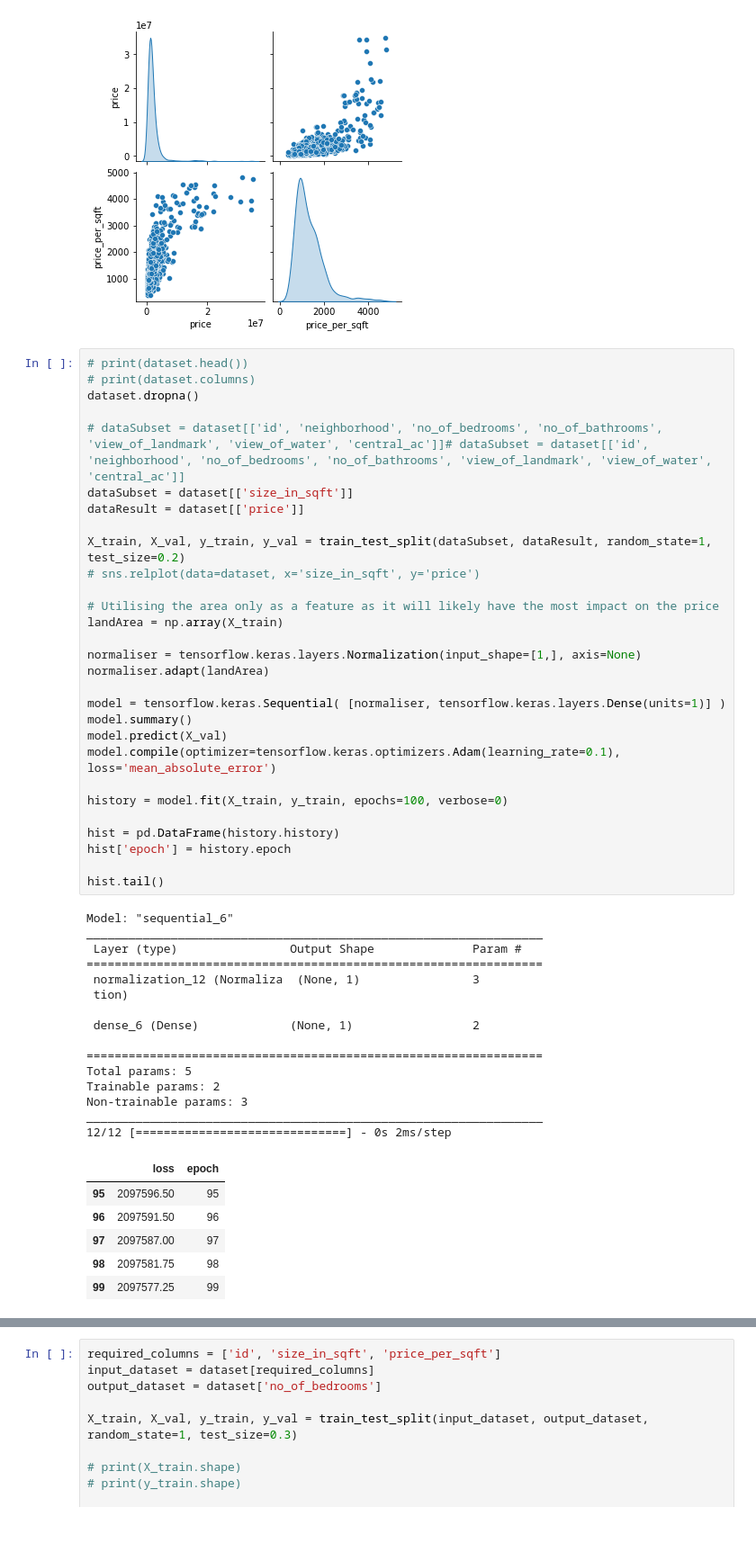
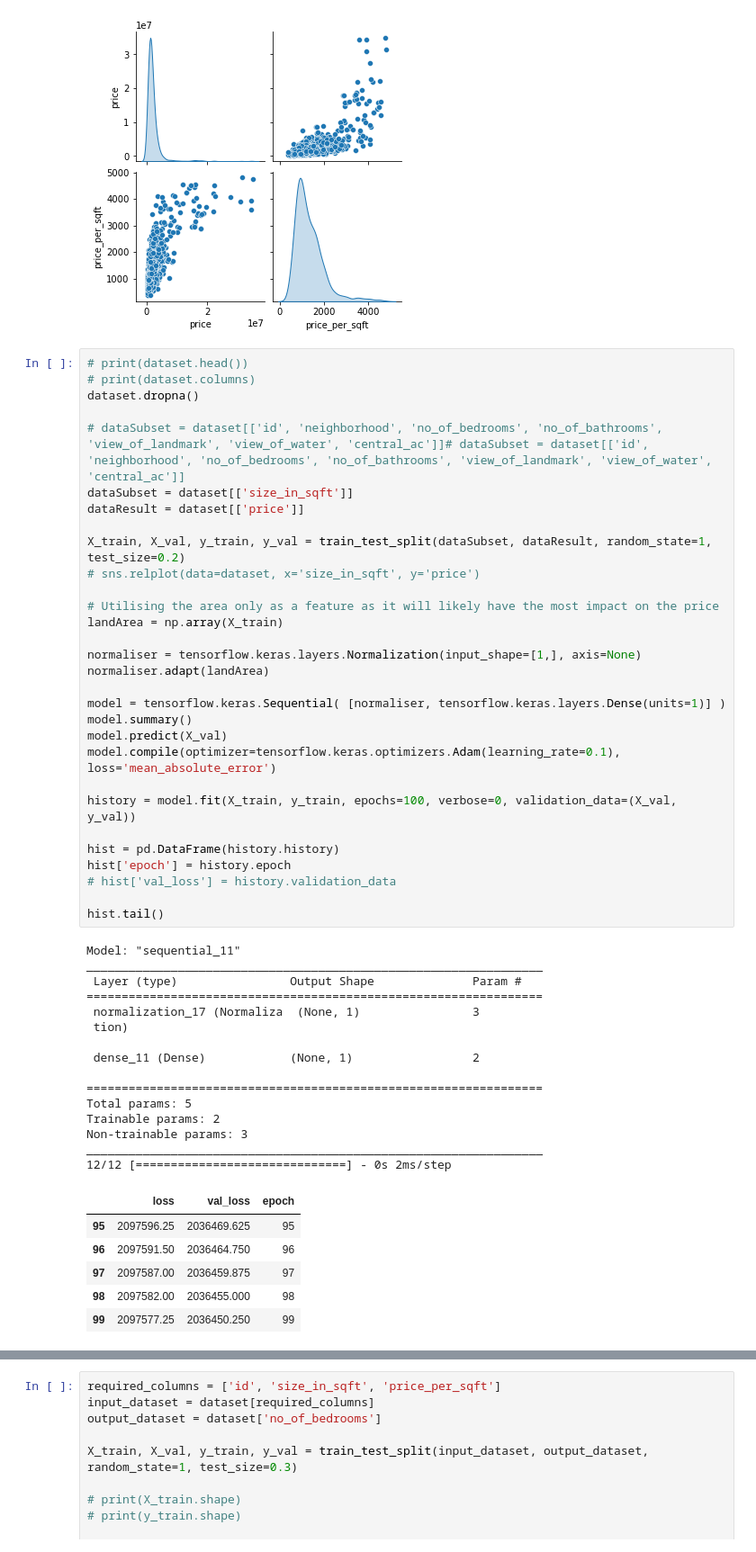
Before and after one commit to Ifas87/real-estate-predictions, a Jupyter notebook: Untitled.ipynb, the cells around one changed output, grey strips where cells are left out. Shown: that part at 90% size. Drawn from its saved outputs; the diff is of its cells as text.

Commit message:
Added visualisation to the resutls of the model

```diff
--- a/Untitled.ipynb
+++ b/Untitled.ipynb
@@ -27,40 +28,41 @@ X_train, X_val, y_train, y_val = train_test_split(dataSubset, dataResult, random
 
 # Utilising the area only as a feature as it will likely have the most impact on the price
 landArea = np.array(X_train)
 
 normaliser = tensorflow.keras.layers.Normalization(input_shape=[1,], axis=None)
 normaliser.adapt(landArea)
 
 model = tensorflow.keras.Sequential( [normaliser, tensorflow.keras.layers.Dense(units=1)] )
 model.summary()
 model.predict(X_val)
 model.compile(optimizer=tensorflow.keras.optimizers.Adam(learning_rate=0.1), loss='mean_absolute_error')
 
-history = model.fit(X_train, y_train, epochs=100, verbose=0)
+history = model.fit(X_train, y_train, epochs=100, verbose=0, validation_data=(X_val, y_val))
 
 hist = pd.DataFrame(history.history)
 hist['epoch'] = history.epoch
+# hist['val_loss'] = history.validation_data
 
 hist.tail()
 # %% [output]
-Model: "sequential_6"
+Model: "sequential_11"
 _________________________________________________________________
  Layer (type)                Output Shape              Param #
 =================================================================
- normalization_12 (Normaliza  (None, 1)                3
+ normalization_17 (Normaliza  (None, 1)                3
  tion)
 
- dense_6 (Dense)             (None, 1)                 2
+ dense_11 (Dense)            (None, 1)                 2
 
 =================================================================
 Total params: 5
 Trainable params: 2
 Non-trainable params: 3
 _________________________________________________________________
 12/12 [==============================] - 0s 2ms/step
-|  | loss | epoch |
-| 95 | 2097596.50 | 95 |
-| 96 | 2097591.50 | 96 |
-| 97 | 2097587.00 | 97 |
-| 98 | 2097581.75 | 98 |
-| 99 | 2097577.25 | 99 |
+|  | loss | val_loss | epoch |
+| 95 | 2097596.25 | 2036469.625 | 95 |
+| 96 | 2097591.50 | 2036464.750 | 96 |
+| 97 | 2097587.00 | 2036459.875 | 97 |
+| 98 | 2097582.00 | 2036455.000 | 98 |
+| 99 | 2097577.25 | 2036450.250 | 99 |
```
Also changed, not shown: parts of 2 cells of this notebook.
